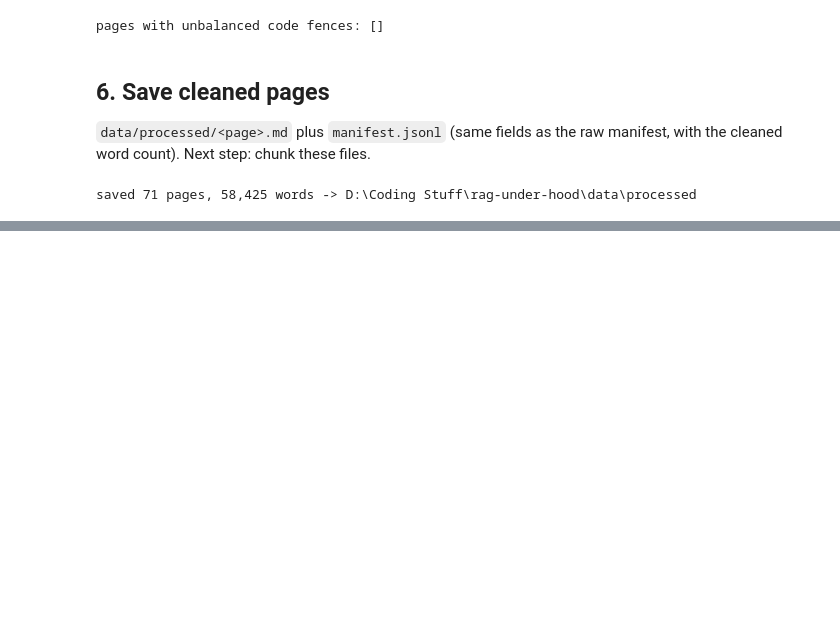
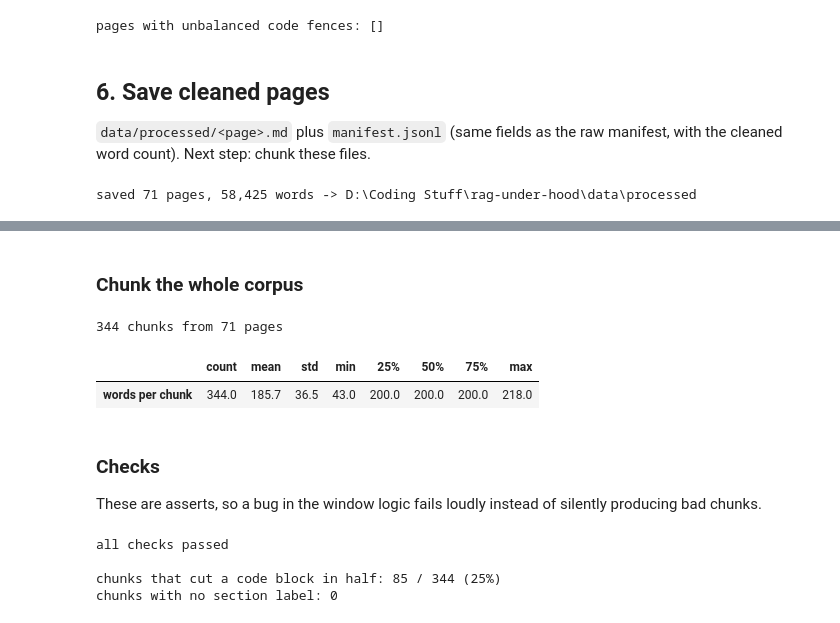
Before and after one commit to ShardunyaMamidi/rag-under-hood, a Jupyter notebook: notebooks/chunking_embeddings.ipynb, the cells around one changed output, grey strips where cells are left out. Drawn from its saved outputs; the diff is of its cells as text; code cells hidden in the pictures; blank space fills up the shorter version.

````diff
--- a/notebooks/chunking_embeddings.ipynb
+++ b/notebooks/chunking_embeddings.ipynb
@@ -370,0 +443,53 @@ saved 71 pages, 58,425 words -> D:\Coding Stuff\rag-under-hood\data\processed
+# %% [markdown]
+### Chunk the whole corpus
+# %%
+SIZE, OVERLAP = 200, 20
+
+chunks = []
+for m in out_manifest:
+    text = (ROOT / m["path"]).read_text(encoding="utf-8")
+    for k, c in enumerate(chunk_page(text, SIZE, OVERLAP)):
+        chunks.append({"id": len(chunks), "page": m["page"], "url": m["url"], "chunk_no": k, **c})
+
+cdf = pd.DataFrame(chunks)
+print(f"{len(cdf)} chunks from {cdf.page.nunique()} pages")
+cdf.n_words.describe().round(1).to_frame("words per chunk").T
+# %% [output]
+344 chunks from 71 pages
+|  | count | mean | std | min | 25% | 50% | 75% | max |
+| words per chunk | 344.0 | 185.7 | 36.5 | 43.0 | 200.0 | 200.0 | 200.0 | 218.0 |
+# %% [markdown]
+### Checks
+
+These are asserts, so a bug in the window logic fails loudly instead of silently producing bad chunks.
+# %%
+step = SIZE - OVERLAP
+for page, g in cdf.groupby("page", sort=False):
+    g = g.sort_values("chunk_no")
+    n_page_words = len((ROOT / "data" / "processed" / f"{page}.md").read_text(encoding="utf-8").split())
+
+    # 1. coverage: no word of the page is dropped
+    assert g.start_word.iloc[0] == 0 and g.end_word.iloc[-1] == n_page_words, page
+
+    # 2. overlap: neighbours share exactly OVERLAP words (by index and by content)
+    for a, b in zip(g.itertuples(), g.iloc[1:].itertuples()):
+        assert b.start_word == a.end_word - OVERLAP, (page, a.chunk_no)
+        assert a.text.split()[-OVERLAP:] == b.text.split()[:OVERLAP], (page, a.chunk_no)
+
+    # 3. sizes: ordinary chunks are SIZE..SIZE+OVERLAP-1 words; the last one is never a tiny leftover
+    assert (g.n_words.iloc[:-1] >= SIZE).all() and (g.n_words <= SIZE + OVERLAP - 1).all(), page
+    if len(g) > 1:
+        assert g.n_words.iloc[-1] >= 2 * OVERLAP, page
+
+# 4. every chunk's text really is a slice of its page
+assert all(len(c["text"].split()) == c["n_words"] for c in chunks)
+print("all checks passed")
+
+cut = cdf[cdf.text.str.count("```") % 2 == 1]
+print(f"\nchunks that cut a code block in half: {len(cut)} / {len(cdf)} ({len(cut) / len(cdf):.0%})")
+print(f"chunks with no section label: {cdf.section.isna().sum()}")
+# %% [output]
+all checks passed
+
+chunks that cut a code block in half: 85 / 344 (25%)
+chunks with no section label: 0
````
Also changed, not shown: parts of 10 cells of this notebook, 1 other file.
